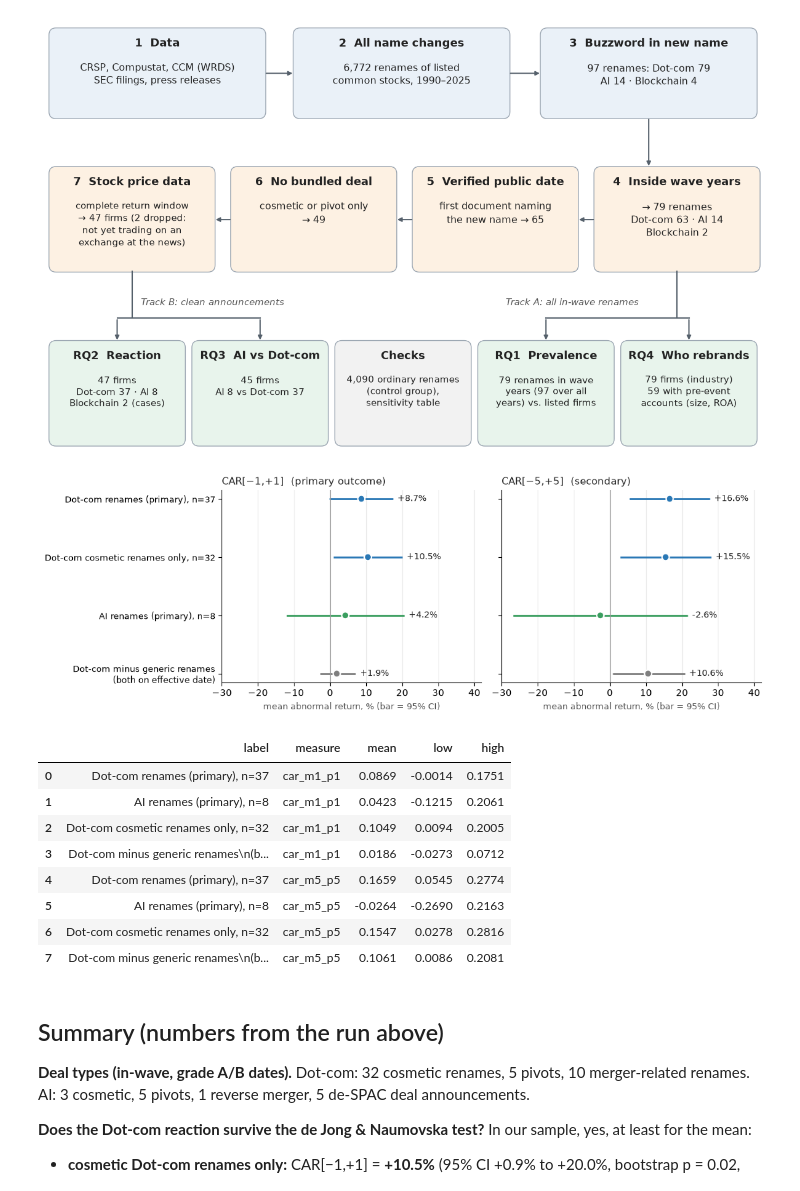
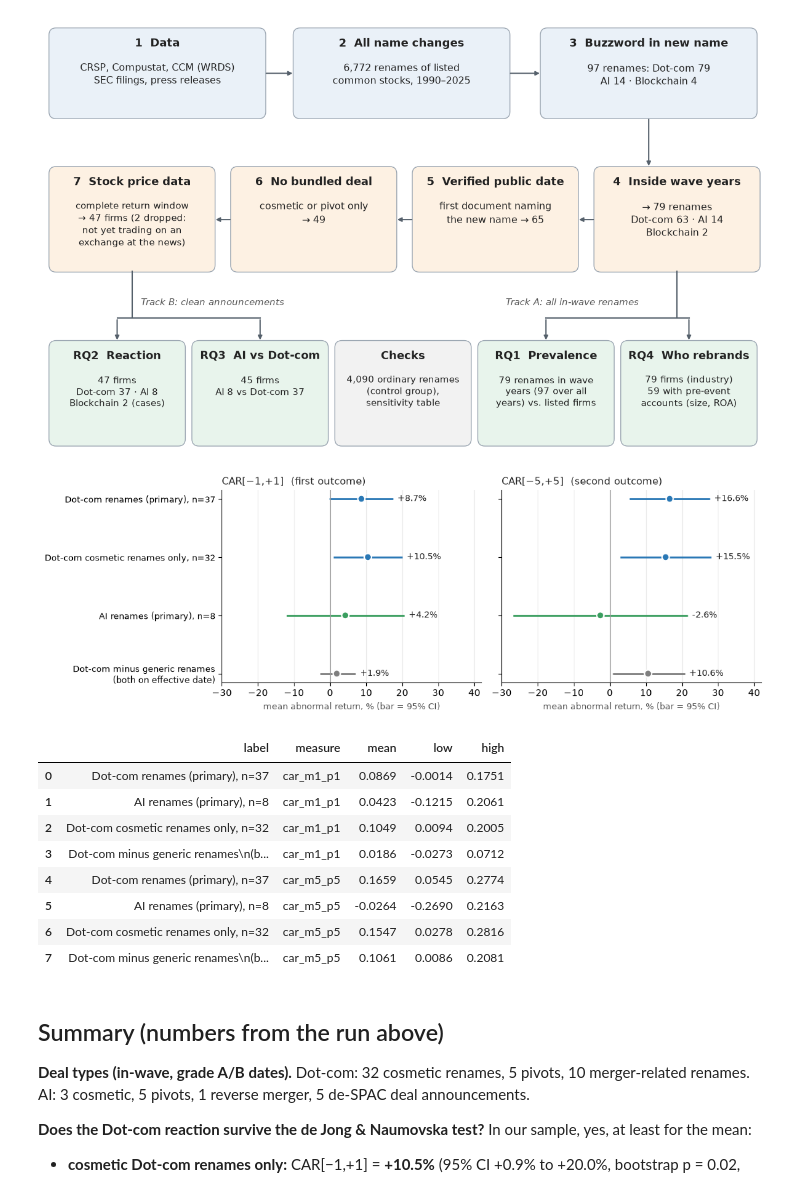
Before and after one commit to chunhanliao103-oss/Whats_in_a_Buzzword_Corporate_Rebranding, a Jupyter notebook: code/07_confounding_events.ipynb, the cells around one changed output. Drawn from its saved outputs; the diff is of its cells as text; code cells hidden in the pictures.

Commit message:
Notebook 07: rename overview panel titles to first/second outcome

```diff
--- a/code/07_confounding_events.ipynb
+++ b/code/07_confounding_events.ipynb
@@ -729,35 +729,35 @@ for measure in [es.PRIMARY_MEASURE, "car_m5_p5"]:
     r = by_deal_type[(by_deal_type["wave"] == "Dot-com") & (by_deal_type["deal_type"] == "a cosmetic")
                      & (by_deal_type["measure"] == measure)].iloc[0]
     rows.append((f"Dot-com cosmetic renames only, n={int(r['n'])}", measure, r["mean"], r["ci_low"], r["ci_high"],
                  theme_colors["Dot-com"]))
     r = control[control["specification"].str.startswith("A:") & (control["wave"] == "Dot-com")
                 & (control["outcome"] == measure)].iloc[0]
     rows.append(("Dot-com minus generic renames\n(both on effective date)", measure, r["difference"], r["boot_ci_low"],
                  r["boot_ci_high"], "#7f7f7f"))
 glance = pd.DataFrame(rows, columns=["label", "measure", "mean", "low", "high", "color"])
 order = [glance["label"].iloc[i] for i in (0, 2, 1, 3)][::-1]
 fig, axes = plt.subplots(1, 2, figsize=(11, 3.8), sharey=True)
 for ax, measure, title in zip(axes, [es.PRIMARY_MEASURE, "car_m5_p5"],
-                              ["CAR[−1,+1]  (primary outcome)", "CAR[−5,+5]  (secondary)"]):
+                              ["CAR[−1,+1]  (first outcome)", "CAR[−5,+5]  (second outcome)"]):
     d = glance[glance["measure"] == measure].set_index("label").loc[order]
     y = range(len(d))
     ax.hlines(y, d["low"] * 100, d["high"] * 100, color=d["color"], lw=2)
     ax.scatter(d["mean"] * 100, y, color=d["color"], s=60, zorder=3, edgecolor="white", linewidth=1.5)
     for yi, (m, high) in enumerate(zip(d["mean"], d["high"])):
         ax.text(high * 100 + 1.2, yi, f"{m * 100:+.1f}%", va="center", fontsize=9, color=ink)
     ax.axvline(0, color="#999999", lw=0.8)
     ax.set_title(title, fontsize=11, color=ink, loc="left")
     ax.set_xlabel("mean abnormal return, % (bar = 95% CI)", color=muted, fontsize=9)
     ax.grid(axis="x", alpha=0.25)
     ax.spines[["top", "right"]].set_visible(False)
     ax.set_xlim(-30, 42)
 axes[0].set_yticks(range(len(order)), order, fontsize=9)
 fig.tight_layout()
 fig.savefig(output_dir / "overview_results_at_a_glance.png", dpi=170)
 plt.show()
 glance.drop(columns="color").round(4)
 # %% [output]
-[figure, old version]
+[figure, new version]
 |  | label | measure | mean | low | high |
 | 0 | Dot-com renames (primary), n=37 | car_m1_p1 | 0.0869 | -0.0014 | 0.1751 |
 | 1 | AI renames (primary), n=8 | car_m1_p1 | 0.0423 | -0.1215 | 0.2061 |
```
